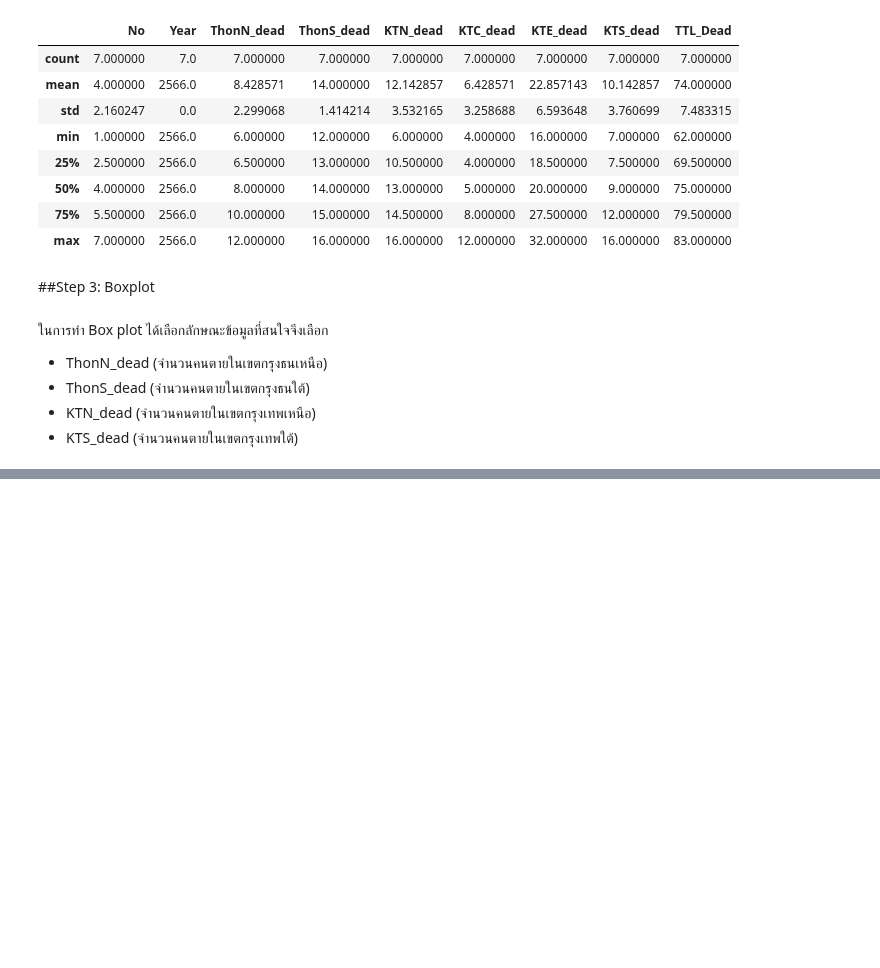
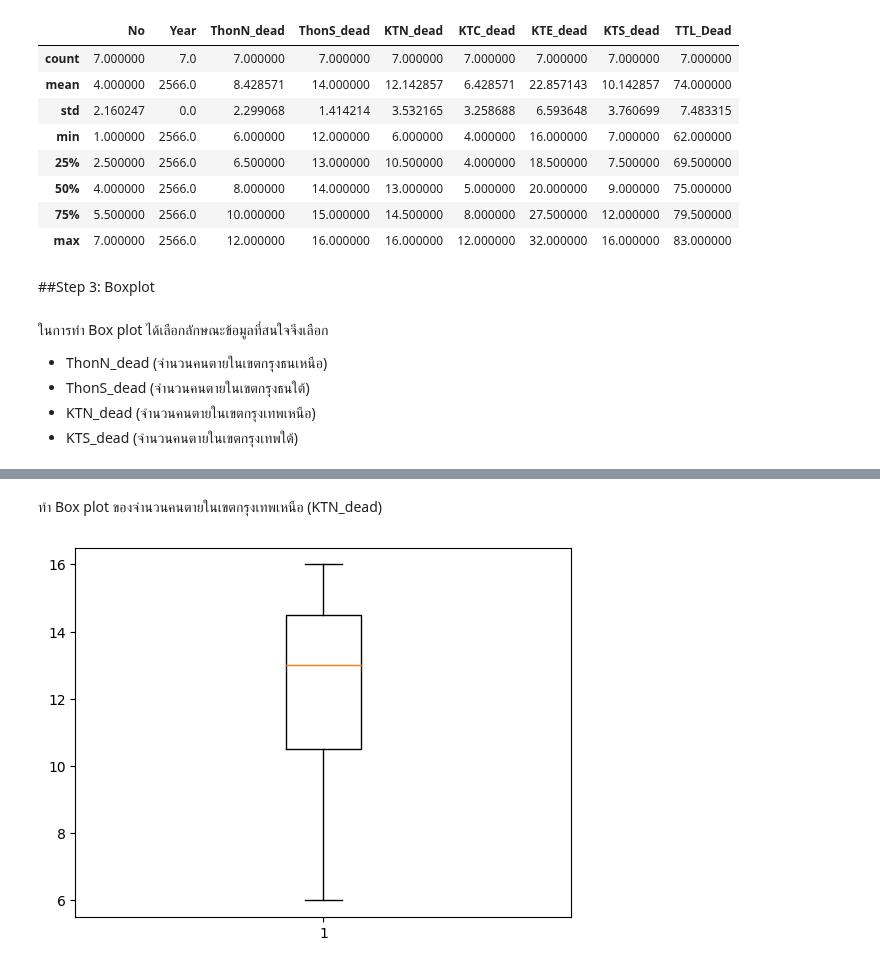
Before and after one commit to Jaomiew/DPDM2023, a Jupyter notebook: Data102(Chapter2).ipynb, the cells around one changed output, grey strips where cells are left out. Cells and saved outputs as stored; diff of their text form; code cells hidden in the pictures; blank space fills up the shorter version.

```diff
--- a/Data102(Chapter2).ipynb
+++ b/Data102(Chapter2).ipynb
@@ -527,0 +598,6 @@ table_ex.describe()
+# %% [markdown]
+ทำ Box plot ของจำนวนคนตายในเขตกรุงเทพเหนือ (KTN_dead)
+# %%
+KTN_dead = plt.boxplot(table_ex['KTN_dead']);
+# %% [output]
+[figure, added]
```
Also changed, not shown: parts of 36 cells of this notebook.
